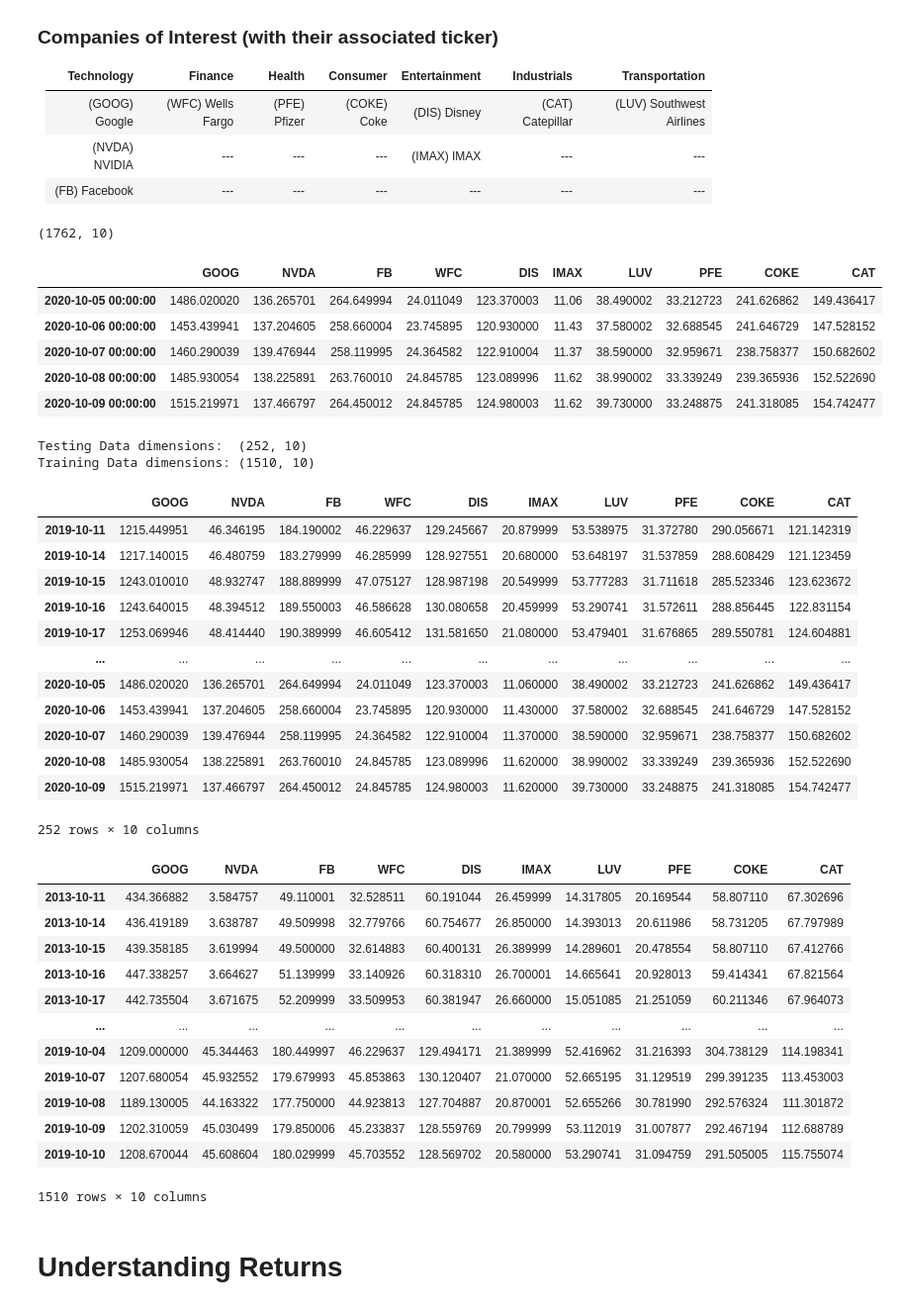
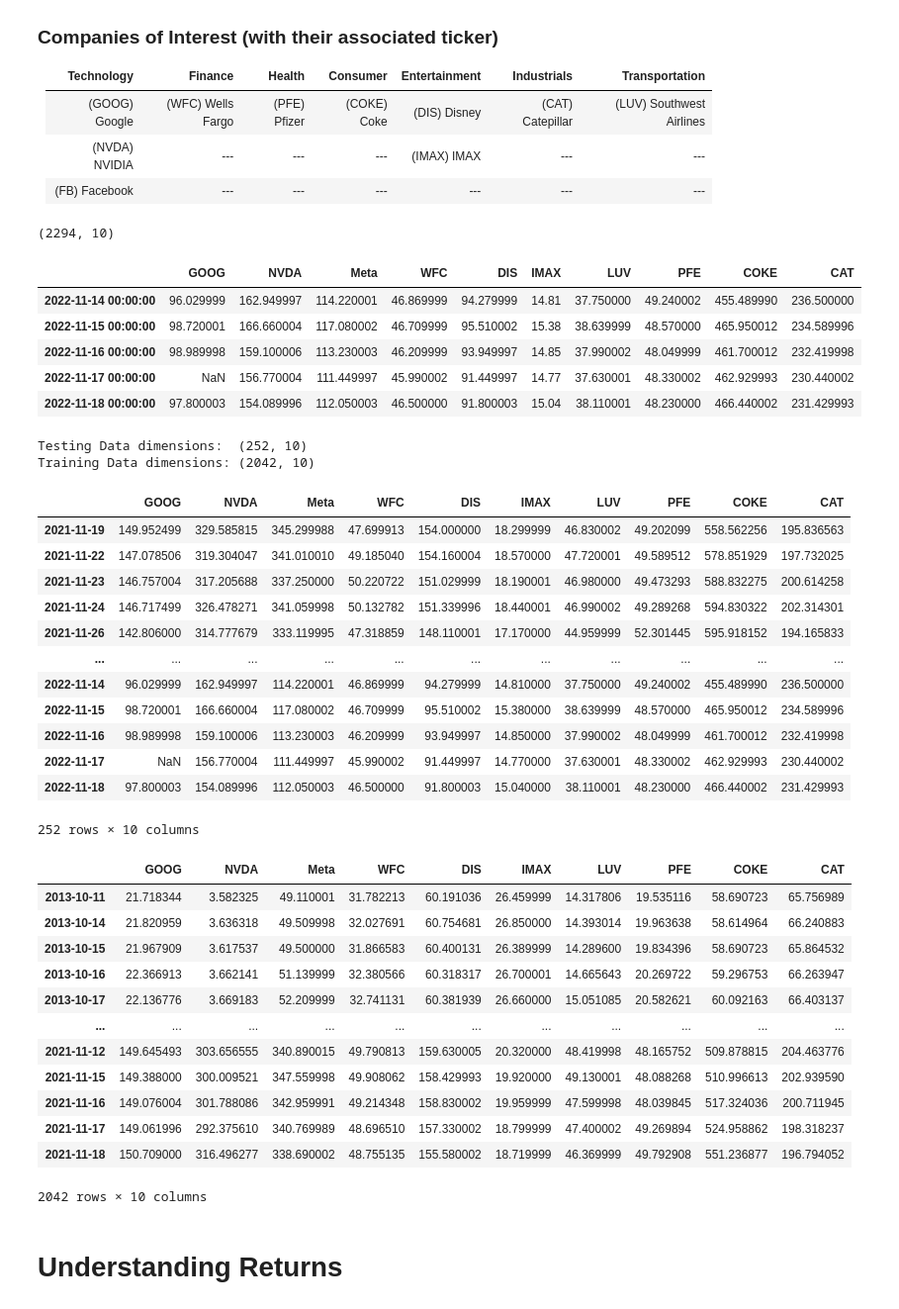
Before and after one commit to SpencerPao/Quantitative_Strategies, a Jupyter notebook: Monte Carlo Efficient Frontier/Monte Carlo Simulation on the Efficient Frontier.ipynb, the cells around one changed output. Shown at 99% size. Cells and saved outputs as stored; diff of their text form; code cells hidden in the pictures.

```diff
--- a/Monte Carlo Efficient Frontier/Monte Carlo Simulation on the Efficient Frontier.ipynb
+++ b/Monte Carlo Efficient Frontier/Monte Carlo Simulation on the Efficient Frontier.ipynb
@@ -45,38 +45,38 @@ import numpy as np
 # %%
 # Getting Data from 6 years back
 # I will use the most recent 1 year to determine how well I would have done if I follow the efficient frontier.
 # The market is open 252 times in a given year.
 # I will get the adjusted close as my main data.
 import pandas_datareader as pdr
 from datetime import datetime
 
 
 def get_historical_Data(tickers):
     """
     This function returns a pd dataframe with all of the adjusted closing information
     """
     data = pd.DataFrame()
     names = list()
     for i in tickers:
-        data = pd.concat([data,pdr.get_data_yahoo(symbols=i, start=datetime(2013, 10, 11), end=datetime(2020, 10, 11)).iloc[:,5]], axis = 1)
+        data = pd.concat([data,pdr.get_data_yahoo(symbols=i, start=datetime(2013, 10, 11), end=datetime(2022, 11, 19)).iloc[:,5]], axis = 1)
         names.append(i)
     data.columns = names
     return data
 
 #    The ticker names of the companies that we will be looking at.
-ticks = ["GOOG", "NVDA", "FB", "WFC","DIS", "IMAX", "LUV", "PFE", "COKE", "CAT"]
+ticks = ["GOOG", "NVDA", "Meta", "WFC","DIS", "IMAX", "LUV", "PFE", "COKE", "CAT"]
 d = get_historical_Data(ticks)
 print(d.shape)
 # Most Recent Data
 d.tail()
 # %% [output]
-(1762, 10)
+(2294, 10)
-|  | GOOG | NVDA | FB | WFC | DIS | IMAX | LUV | PFE | COKE | CAT |
-| 2020-10-05 00:00:00 | 1486.020020 | 136.265701 | 264.649994 | 24.011049 | 123.370003 | 11.06 | 38.490002 | 33.212723 | 241.626862 | 149.436417 |
-| 2020-10-06 00:00:00 | 1453.439941 | 137.204605 | 258.660004 | 23.745895 | 120.930000 | 11.43 | 37.580002 | 32.688545 | 241.646729 | 147.528152 |
-| 2020-10-07 00:00:00 | 1460.290039 | 139.476944 | 258.119995 | 24.364582 | 122.910004 | 11.37 | 38.590000 | 32.959671 | 238.758377 | 150.682602 |
-| 2020-10-08 00:00:00 | 1485.930054 | 138.225891 | 263.760010 | 24.845785 | 123.089996 | 11.62 | 38.990002 | 33.339249 | 239.365936 | 152.522690 |
-| 2020-10-09 00:00:00 | 1515.219971 | 137.466797 | 264.450012 | 24.845785 | 124.980003 | 11.62 | 39.730000 | 33.248875 | 241.318085 | 154.742477 |
+|  | GOOG | NVDA | Meta | WFC | DIS | IMAX | LUV | PFE | COKE | CAT |
+| 2022-11-14 00:00:00 | 96.029999 | 162.949997 | 114.220001 | 46.869999 | 94.279999 | 14.81 | 37.750000 | 49.240002 | 455.489990 | 236.500000 |
+| 2022-11-15 00:00:00 | 98.720001 | 166.660004 | 117.080002 | 46.709999 | 95.510002 | 15.38 | 38.639999 | 48.570000 | 465.950012 | 234.589996 |
+| 2022-11-16 00:00:00 | 98.989998 | 159.100006 | 113.230003 | 46.209999 | 93.949997 | 14.85 | 37.990002 | 48.049999 | 461.700012 | 232.419998 |
+| 2022-11-17 00:00:00 | NaN | 156.770004 | 111.449997 | 45.990002 | 91.449997 | 14.77 | 37.630001 | 48.330002 | 462.929993 | 230.440002 |
+| 2022-11-18 00:00:00 | 97.800003 | 154.089996 | 112.050003 | 46.500000 | 91.800003 | 15.04 | 38.110001 | 48.230000 | 466.440002 | 231.429993 |
 # %%
 # Saving the most recent year data such that we can compare...
 # Called dT (DataTest)
@@ -89,39 +89,39 @@ print("Testing Data dimensions: ", dT.shape)
 print("Training Data dimensions:", d.shape)
 # %% [output]
 Testing Data dimensions:  (252, 10)
-Training Data dimensions: (1510, 10)
+Training Data dimensions: (2042, 10)
 # %%
 dT # Test
 # %% [output]
-|  | GOOG | NVDA | FB | WFC | DIS | IMAX | LUV | PFE | COKE | CAT |
-| 2019-10-11 | 1215.449951 | 46.346195 | 184.190002 | 46.229637 | 129.245667 | 20.879999 | 53.538975 | 31.372780 | 290.056671 | 121.142319 |
-| 2019-10-14 | 1217.140015 | 46.480759 | 183.279999 | 46.285999 | 128.927551 | 20.680000 | 53.648197 | 31.537859 | 288.608429 | 121.123459 |
-| 2019-10-15 | 1243.010010 | 48.932747 | 188.889999 | 47.075127 | 128.987198 | 20.549999 | 53.777283 | 31.711618 | 285.523346 | 123.623672 |
-| 2019-10-16 | 1243.640015 | 48.394512 | 189.550003 | 46.586628 | 130.080658 | 20.459999 | 53.290741 | 31.572611 | 288.856445 | 122.831154 |
-| 2019-10-17 | 1253.069946 | 48.414440 | 190.389999 | 46.605412 | 131.581650 | 21.080000 | 53.479401 | 31.676865 | 289.550781 | 124.604881 |
+|  | GOOG | NVDA | Meta | WFC | DIS | IMAX | LUV | PFE | COKE | CAT |
+| 2021-11-19 | 149.952499 | 329.585815 | 345.299988 | 47.699913 | 154.000000 | 18.299999 | 46.830002 | 49.202099 | 558.562256 | 195.836563 |
+| 2021-11-22 | 147.078506 | 319.304047 | 341.010010 | 49.185040 | 154.160004 | 18.570000 | 47.720001 | 49.589512 | 578.851929 | 197.732025 |
+| 2021-11-23 | 146.757004 | 317.205688 | 337.250000 | 50.220722 | 151.029999 | 18.190001 | 46.980000 | 49.473293 | 588.832275 | 200.614258 |
+| 2021-11-24 | 146.717499 | 326.478271 | 341.059998 | 50.132782 | 151.339996 | 18.440001 | 46.990002 | 49.289268 | 594.830322 | 202.314301 |
+| 2021-11-26 | 142.806000 | 314.777679 | 333.119995 | 47.318859 | 148.110001 | 17.170000 | 44.959999 | 52.301445 | 595.918152 | 194.165833 |
 | ... | ... | ... | ... | ... | ... | ... | ... | ... | ... | ... |
-| 2020-10-05 | 1486.020020 | 136.265701 | 264.649994 | 24.011049 | 123.370003 | 11.060000 | 38.490002 | 33.212723 | 241.626862 | 149.436417 |
-| 2020-10-06 | 1453.439941 | 137.204605 | 258.660004 | 23.745895 | 120.930000 | 11.430000 | 37.580002 | 32.688545 | 241.646729 | 147.528152 |
-| 2020-10-07 | 1460.290039 | 139.476944 | 258.119995 | 24.364582 | 122.910004 | 11.370000 | 38.590000 | 32.959671 | 238.758377 | 150.682602 |
-| 2020-10-08 | 1485.930054 | 138.225891 | 263.760010 | 24.845785 | 123.089996 | 11.620000 | 38.990002 | 33.339249 | 239.365936 | 152.522690 |
-| 2020-10-09 | 1515.219971 | 137.466797 | 264.450012 | 24.845785 | 124.980003 | 11.620000 | 39.730000 | 33.248875 | 241.318085 | 154.742477 |
+| 2022-11-14 | 96.029999 | 162.949997 | 114.220001 | 46.869999 | 94.279999 | 14.810000 | 37.750000 | 49.240002 | 455.489990 | 236.500000 |
+| 2022-11-15 | 98.720001 | 166.660004 | 117.080002 | 46.709999 | 95.510002 | 15.380000 | 38.639999 | 48.570000 | 465.950012 | 234.589996 |
+| 2022-11-16 | 98.989998 | 159.100006 | 113.230003 | 46.209999 | 93.949997 | 14.850000 | 37.990002 | 48.049999 | 461.700012 | 232.419998 |
+| 2022-11-17 | NaN | 156.770004 | 111.449997 | 45.990002 | 91.449997 | 14.770000 | 37.630001 | 48.330002 | 462.929993 | 230.440002 |
+| 2022-11-18 | 97.800003 | 154.089996 | 112.050003 | 46.500000 | 91.800003 | 15.040000 | 38.110001 | 48.230000 | 466.440002 | 231.429993 |
 252 rows × 10 columns
 # %%
 d # Train
 # %% [output]
-|  | GOOG | NVDA | FB | WFC | DIS | IMAX | LUV | PFE | COKE | CAT |
-| 2013-10-11 | 434.366882 | 3.584757 | 49.110001 | 32.528511 | 60.191044 | 26.459999 | 14.317805 | 20.169544 | 58.807110 | 67.302696 |
-| 2013-10-14 | 436.419189 | 3.638787 | 49.509998 | 32.779766 | 60.754677 | 26.850000 | 14.393013 | 20.611986 | 58.731205 | 67.797989 |
-| 2013-10-15 | 439.358185 | 3.619994 | 49.500000 | 32.614883 | 60.400131 | 26.389999 | 14.289601 | 20.478554 | 58.807110 | 67.412766 |
-| 2013-10-16 | 447.338257 | 3.664627 | 51.139999 | 33.140926 | 60.318310 | 26.700001 | 14.665641 | 20.928013 | 59.414341 | 67.821564 |
-| 2013-10-17 | 442.735504 | 3.671675 | 52.209999 | 33.509953 | 60.381947 | 26.660000 | 15.051085 | 21.251059 | 60.211346 | 67.964073 |
+|  | GOOG | NVDA | Meta | WFC | DIS | IMAX | LUV | PFE | COKE | CAT |
+| 2013-10-11 | 21.718344 | 3.582325 | 49.110001 | 31.782213 | 60.191036 | 26.459999 | 14.317806 | 19.535116 | 58.690723 | 65.756989 |
+| 2013-10-14 | 21.820959 | 3.636318 | 49.509998 | 32.027691 | 60.754681 | 26.850000 | 14.393014 | 19.963638 | 58.614964 | 66.240883 |
+| 2013-10-15 | 21.967909 | 3.617537 | 49.500000 | 31.866583 | 60.400131 | 26.389999 | 14.289600 | 19.834396 | 58.690723 | 65.864532 |
+| 2013-10-16 | 22.366913 | 3.662141 | 51.139999 | 32.380566 | 60.318317 | 26.700001 | 14.665643 | 20.269722 | 59.296753 | 66.263947 |
+| 2013-10-17 | 22.136776 | 3.669183 | 52.209999 | 32.741131 | 60.381939 | 26.660000 | 15.051085 | 20.582621 | 60.092163 | 66.403137 |
 | ... | ... | ... | ... | ... | ... | ... | ... | ... | ... | ... |
-| 2019-10-04 | 1209.000000 | 45.344463 | 180.449997 | 46.229637 | 129.494171 | 21.389999 | 52.416962 | 31.216393 | 304.738129 | 114.198341 |
-| 2019-10-07 | 1207.680054 | 45.932552 | 179.679993 | 45.853863 | 130.120407 | 21.070000 | 52.665195 | 31.129519 | 299.391235 | 113.453003 |
-| 2019-10-08 | 1189.130005 | 44.163322 | 177.750000 | 44.923813 | 127.704887 | 20.870001 | 52.655266 | 30.781990 | 292.576324 | 111.301872 |
-| 2019-10-09 | 1202.310059 | 45.030499 | 179.850006 | 45.233837 | 128.559769 | 20.799999 | 53.112019 | 31.007877 | 292.467194 | 112.688789 |
-| 2019-10-10 | 1208.670044 | 45.608604 | 180.029999 | 45.703552 | 128.569702 | 20.580000 | 53.290741 | 31.094759 | 291.505005 | 115.755074 |
+| 2021-11-12 | 149.645493 | 303.656555 | 340.890015 | 49.790813 | 159.630005 | 20.320000 | 48.419998 | 48.165752 | 509.878815 | 204.463776 |
+| 2021-11-15 | 149.388000 | 300.009521 | 347.559998 | 49.908062 | 158.429993 | 19.920000 | 49.130001 | 48.088268 | 510.996613 | 202.939590 |
+| 2021-11-16 | 149.076004 | 301.788086 | 342.959991 | 49.214348 | 158.830002 | 19.959999 | 47.599998 | 48.039845 | 517.324036 | 200.711945 |
+| 2021-11-17 | 149.061996 | 292.375610 | 340.769989 | 48.696510 | 157.330002 | 18.799999 | 47.400002 | 49.269894 | 524.958862 | 198.318237 |
+| 2021-11-18 | 150.709000 | 316.496277 | 338.690002 | 48.755135 | 155.580002 | 18.719999 | 46.369999 | 49.792908 | 551.236877 | 196.794052 |
-1510 rows × 10 columns
+2042 rows × 10 columns
 # %% [markdown]
 # Understanding Returns
 # %%
```
Also changed, not shown: parts of 7 cells of this notebook.
